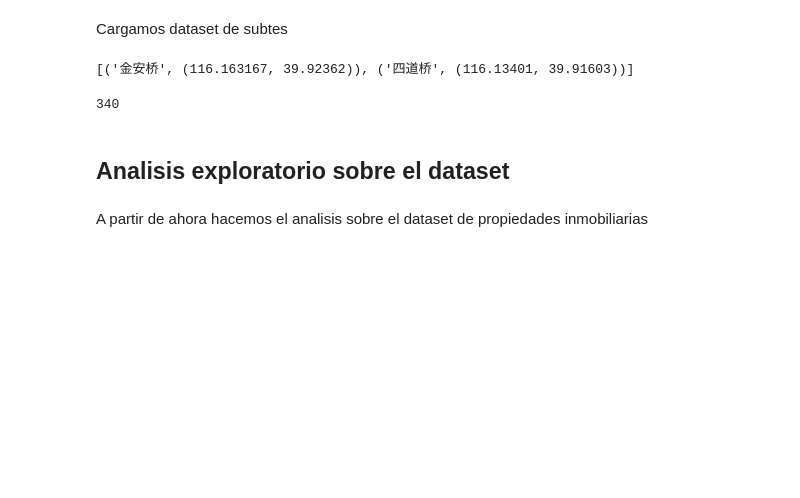
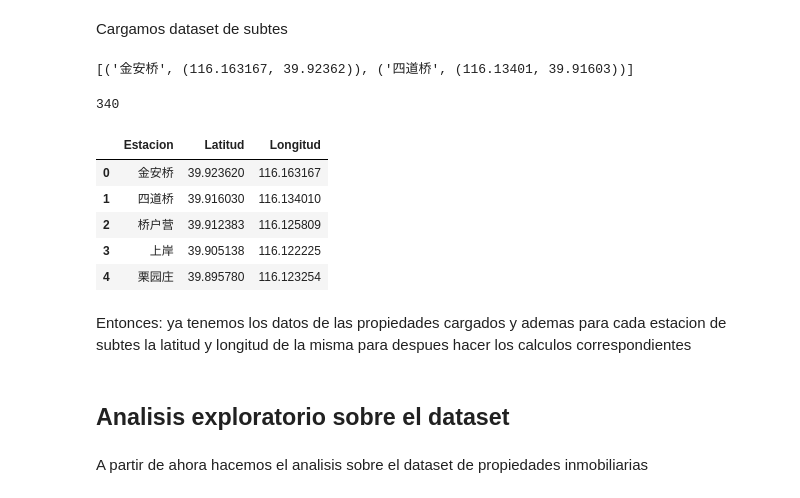
Before and after one commit to ichiP245/TP-Anal-tica-Descriptiva, a Jupyter notebook: notebooks/TP_Descriptiva.ipynb, the cells around one changed output. Drawn from its saved outputs; the diff is of its cells as text; code cells hidden in the pictures; blank space fills up the shorter version.

```diff
--- a/notebooks/TP_Descriptiva.ipynb
+++ b/notebooks/TP_Descriptiva.ipynb
@@ -183,6 +195,17 @@ for estacion in stations_info:
   datos_df['Latitud'] = datos_df['Latitud'] + [stations_info[estacion][1]]
   datos_df['Longitud'] = datos_df['Longitud'] + [stations_info[estacion][0]]
 df_subte = pd.DataFrame(datos_df)
+# %%
+df_subte.head()
+# %% [output]
+|  | Estacion | Latitud | Longitud |
+| 0 | 金安桥 | 39.923620 | 116.163167 |
+| 1 | 四道桥 | 39.916030 | 116.134010 |
+| 2 | 桥户营 | 39.912383 | 116.125809 |
+| 3 | 上岸 | 39.905138 | 116.122225 |
+| 4 | 栗园庄 | 39.895780 | 116.123254 |
+# %% [markdown]
+Entonces: ya tenemos los datos de las propiedades cargados y ademas para cada estacion de subtes la latitud y longitud de la misma para despues hacer los calculos correspondientes
 # %% [markdown]
 ## Analisis exploratorio sobre el dataset
 # %% [markdown]
```
Also changed, not shown: parts of 57 cells of this notebook.
